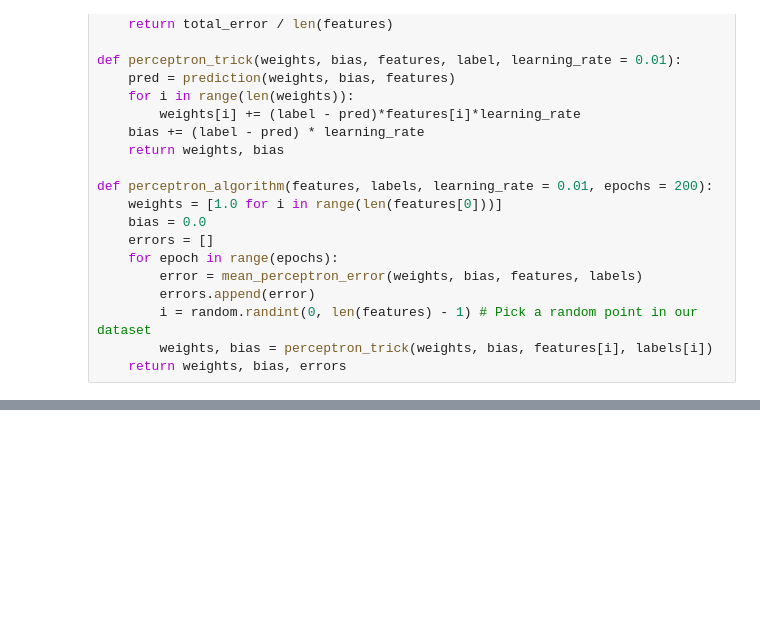
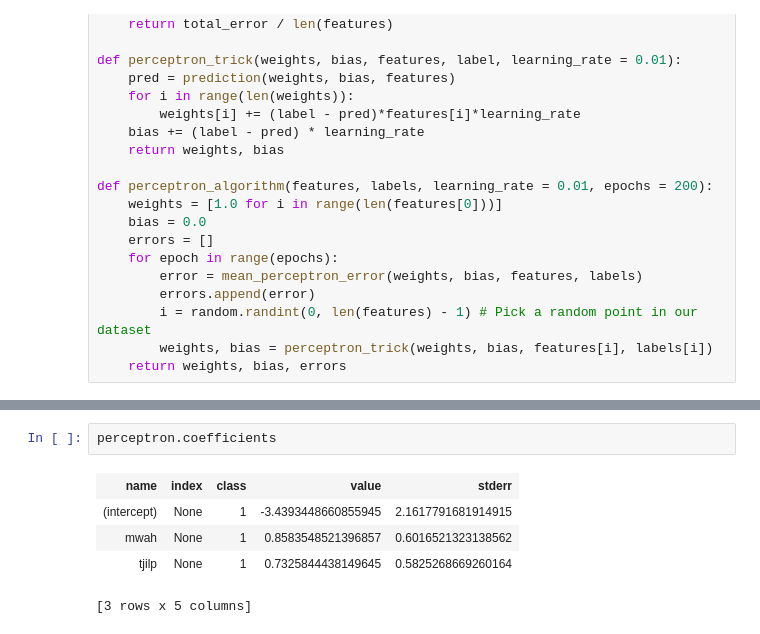
Before and after one commit to jettro/ml-introduction, a Jupyter notebook: 3_perceptron.ipynb, the cells around one changed output, grey strips where cells are left out. Cells and saved outputs as stored; diff of their text form; blank space fills up the shorter version.

```diff
--- a/3_perceptron.ipynb
+++ b/3_perceptron.ipynb
@@ -167,0 +179,8 @@ prediction(found_weights, found_bias, np.array([5,5]))
+# %%
+perceptron.coefficients
+# %% [output]
+| name | index | class | value | stderr |
+| (intercept) | None | 1 | -3.4393448660855945 | 2.1617791681914915 |
+| mwah | None | 1 | 0.8583548521396857 | 0.6016521323138562 |
+| tjilp | None | 1 | 0.7325844438149645 | 0.5825268669260164 |
+[3 rows x 5 columns]
```
Also changed, not shown: parts of 17 cells of this notebook.
